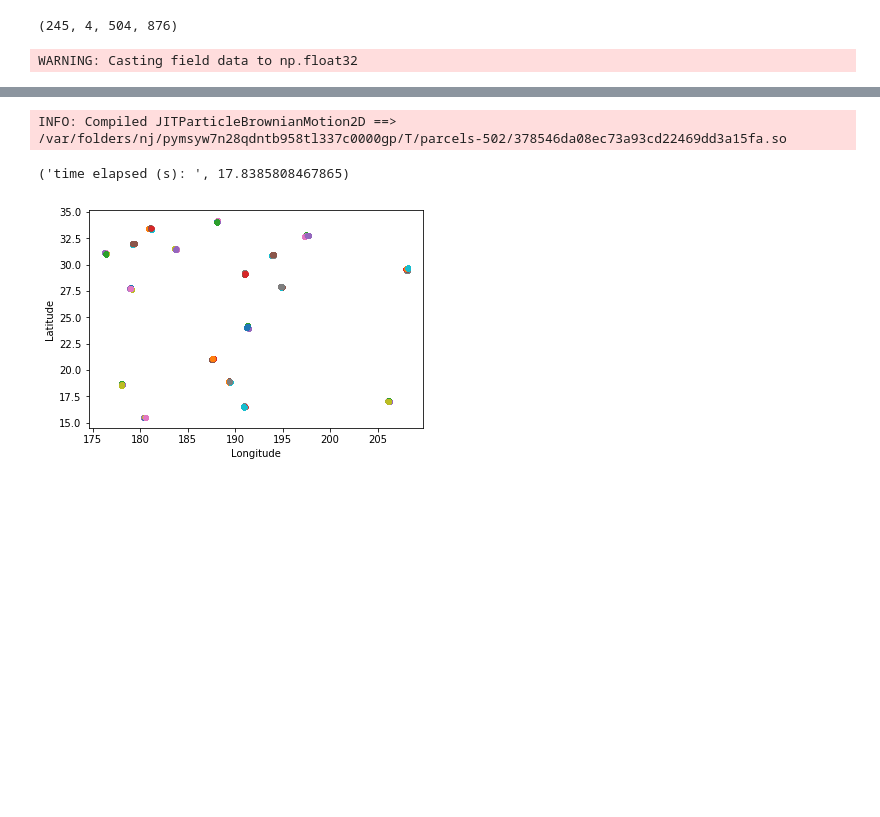
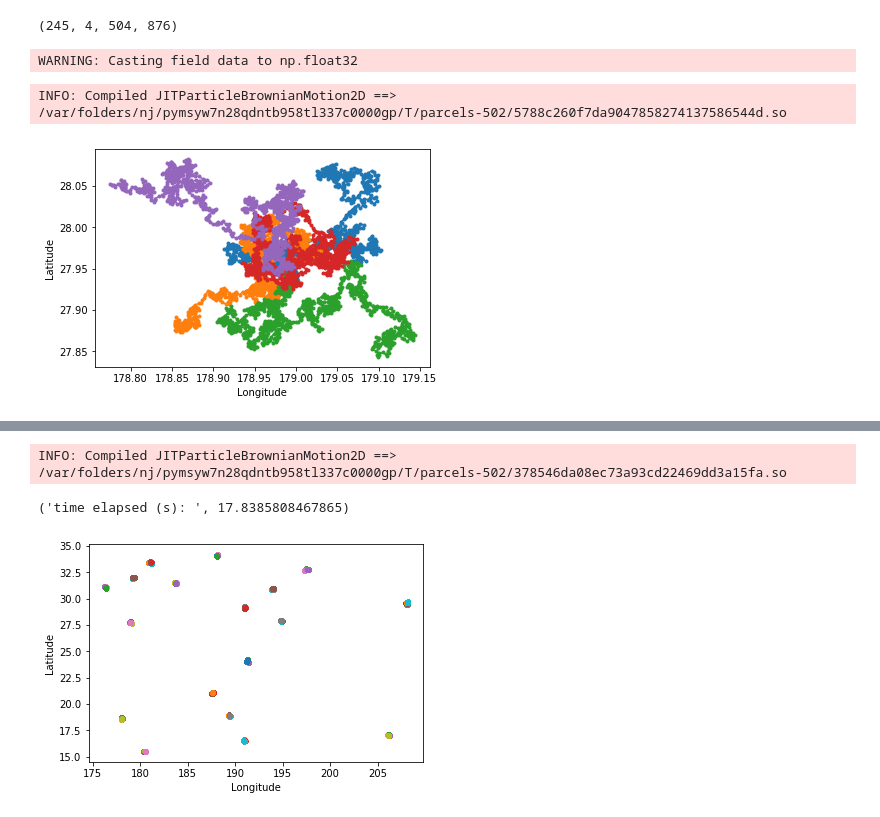
Before and after one commit to michellemho/parcels_work, a Jupyter notebook: custom_kernel_brownian.ipynb, the cells around one changed output, grey strips where cells are left out. Drawn from its saved outputs; the diff is of its cells as text; code cells hidden in the pictures; blank space fills up the shorter version.

Commit message:
single particle, change kh_zonal and kh_meridional

```diff
--- a/custom_kernel_brownian.ipynb
+++ b/custom_kernel_brownian.ipynb
@@ -53,3 +53,32 @@ fieldset.add_field(Field('Kh_zonal', kh_zonal*np.ones(fieldset.U.data.shape), gr
 fieldset.add_field(Field('Kh_meridional', kh_meridional*np.ones(fieldset.U.data.shape), grid=grid_U))
 # %% [output]
 WARNING: Casting field data to np.float32
+# %%
+# Single lat_long
+lat = [27.952]
+lon = [178.991]
+
+# number of times to repeat the particles
+npart = 5
+
+# Set random seed
+random.seed(123456)
+
+days = 50
+runtime = timedelta(days=days)
+
+random.seed(1234)
+pset = ParticleSet(fieldset=fieldset, pclass=JITParticle,
+                   lon=np.tile(lon,npart), lat=np.tile(lat,npart))
+pset.execute(pset.Kernel(BrownianMotion2D),
+             runtime=runtime,
+             dt=timedelta(hours=1),
+             recovery={ErrorCode.ErrorOutOfBounds: DeleteParticle},
+             output_file=pset.ParticleFile(name="{}Drifters_Brownian_npart{}_{}_days".format(len(lat),npart,days), outputdt=timedelta(hours=1)))
+# %% [output]
+INFO: Compiled JITParticleBrownianMotion2D ==> /var/folders/nj/pymsyw7n28qdntb958tl337c0000gp/T/parcels-502/5788c260f7da9047858274137586544d.so
+# %%
+# plt.plot(lon,lat, 'bo', markersize=10)
+plotTrajectoriesFile("{}Drifters_Brownian_npart{}_{}_days.nc".format(len(lat),npart,days))
+# %% [output]
+[figure, added]
```
Also changed, not shown: parts of 8 cells of this notebook.
